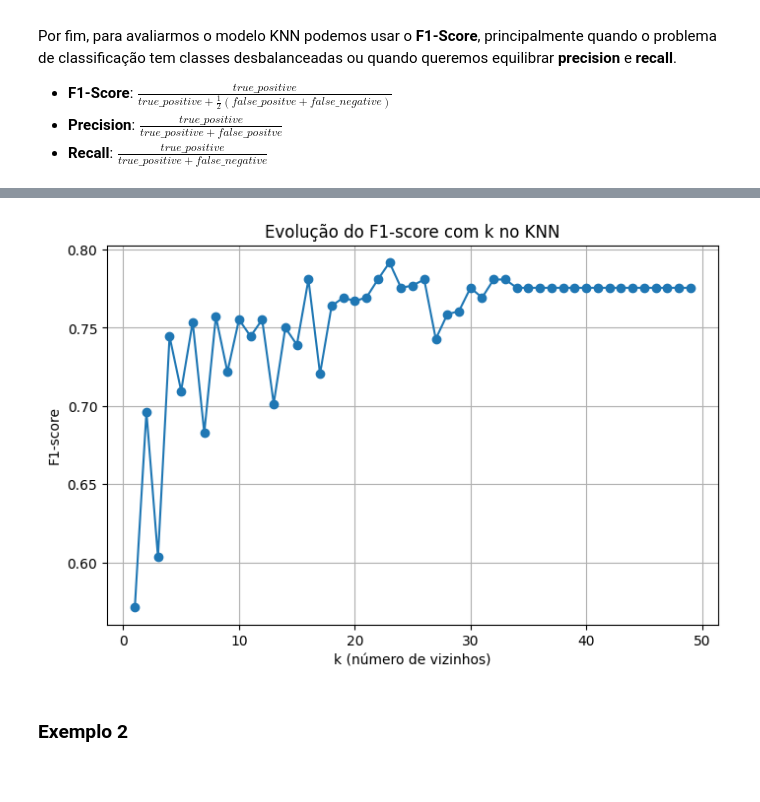
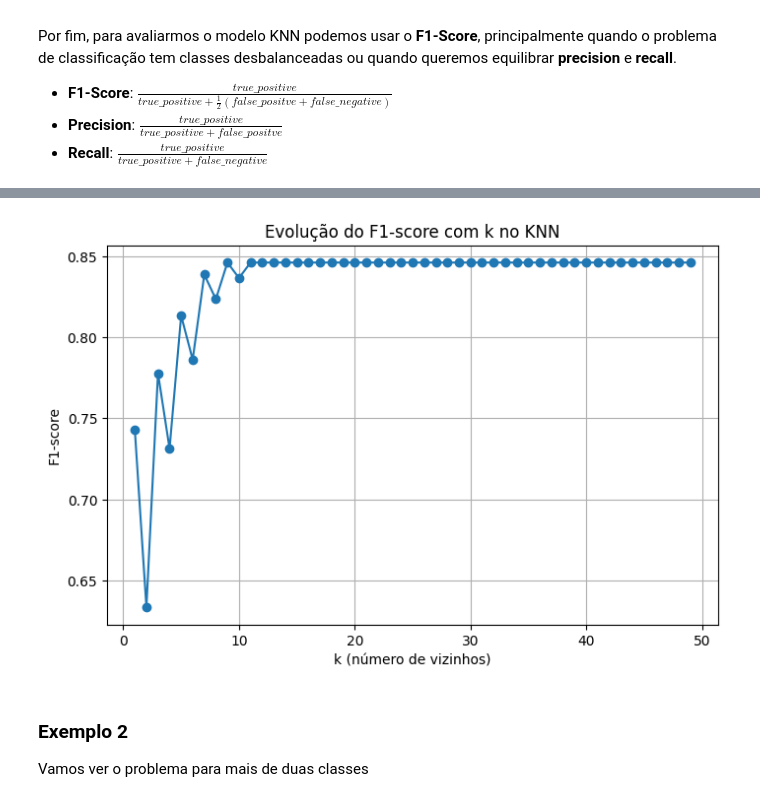
Before and after one commit to alexoliveiraFGV24/ds_ml_utils, a Jupyter notebook: src/5) classification/knn.ipynb, the cells around one changed output, grey strips where cells are left out. Drawn from its saved outputs; the diff is of its cells as text; code cells hidden in the pictures.

```diff
--- a/src/5) classification/knn.ipynb
+++ b/src/5) classification/knn.ipynb
@@ -49,30 +51,36 @@ from sklearn.datasets import load_iris
 from matplotlib.animation import FuncAnimation
 # %pip install pillow
 # %%
+# Função de distância
 def euclidean_dist(x1: np.array, x2: np.array) -> float:
     return np.linalg.norm(x1-x2)
 
 
+# Previsão multi-classe do KNN
 def knn_predict(X_train: np.array, y_train: np.array, x: np.array, dist_func:callable, k: int) -> int:
 
     distances = []
 
     for i in range(len(X_train)):
         distance = dist_func(x, X_train[i])
-        true_label = y_train[i]
-        distances.append((distance, true_label))
+        # Vendo se pegamos o mesmo ponto duas vezes
+        if distance != 0:
+            true_label = y_train[i]
+            distances.append((distance, true_label))
 
     distances.sort(key=lambda x: x[0])
 
     k_nearest = np.array([label for _, label in distances[:k]])
 
+    # Aqui está a parte multi-class
+    # Pegamos a moda
     values, counts = np.unique(k_nearest, return_counts=True)
     prediction = values[np.argmax(counts)]
-
 
     return prediction
 
 
+# Função para dizer os índices dos vizinhos
 def knn_neighboors(x, y, dist_func, inx, k=2) -> list:
 
     if len(x) != len(y) or k > len(x):
@@ -93,12 +101,11 @@ def knn_neighboors(x, y, dist_func, inx, k=2) -> list:
     return [i for (i, _) in distances[:k]], radius
 
 
-def calculate_f1_score(X_triris_dataset = load_iris(return_X_y=False, as_frame=False)
-X = iris_dataset["data"]
-y = iris_dataset["target"]ain, X_test, y_train, y_test, k):
+# Calculando o F1 score
+def calculate_f1_score(X_train, y_train, X_test, y_test, dist_func, k):
 
     predicted_labels = np.array(
-        [knn_predict(X_train, y_train, x, k) for x in X_test]
+        [knn_predict(X_train, y_train, x, dist_func, k) for x in X_test]
     )
 
     tp = np.sum((predicted_labels == 1) & (y_test == 1))
@@ -171,28 +182,28 @@ ani.save("knn_vizinhanca.gif", writer="pillow", fps=5)
 # %%
+# Dividindo em treino e teste
 X_train, X_test, y_train, y_test = train_test_split(
     X, labels, test_size=0.3, random_state=42
 )
 
+# Vendo a evolução dos F1-Score de acordo com a variação do k
 ks = range(1, 50)
-
 f1_scores = []
-
 for k in ks:
-    f1 = calculate_f1_score(X_train, X_test, y_train, y_test, k)
+    f1 = calculate_f1_score(X_train, y_train, X_test, y_test, euclidean_dist, k)
     f1_scores.append(f1)
 
+# Plotando
 plt.figure(figsize=(8,5))
-
 plt.plot(ks, f1_scores, marker='o')
-
 plt.xlabel("k (número de vizinhos)")
 plt.ylabel("F1-score")
 plt.title("Evolução do F1-score com k no KNN")
-
 plt.grid(True)
 plt.show()
 # %% [output]
-[figure, old version]
+[figure, new version]
 # %% [markdown]
 ### **Exemplo 2**
+
+Vamos ver o problema para mais de duas classes
 # %%
```
Also changed, not shown: parts of 4 cells of this notebook, 1 other file.
